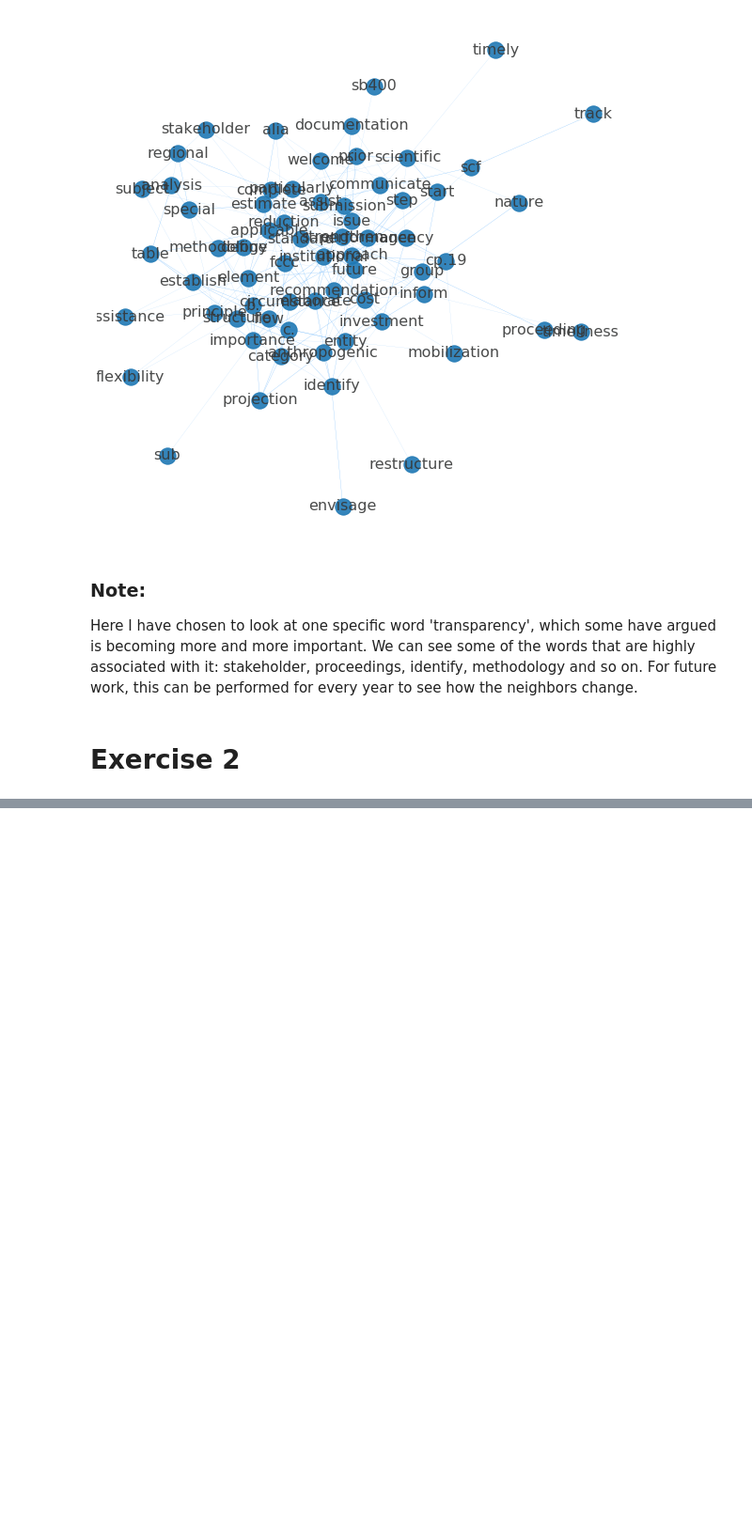
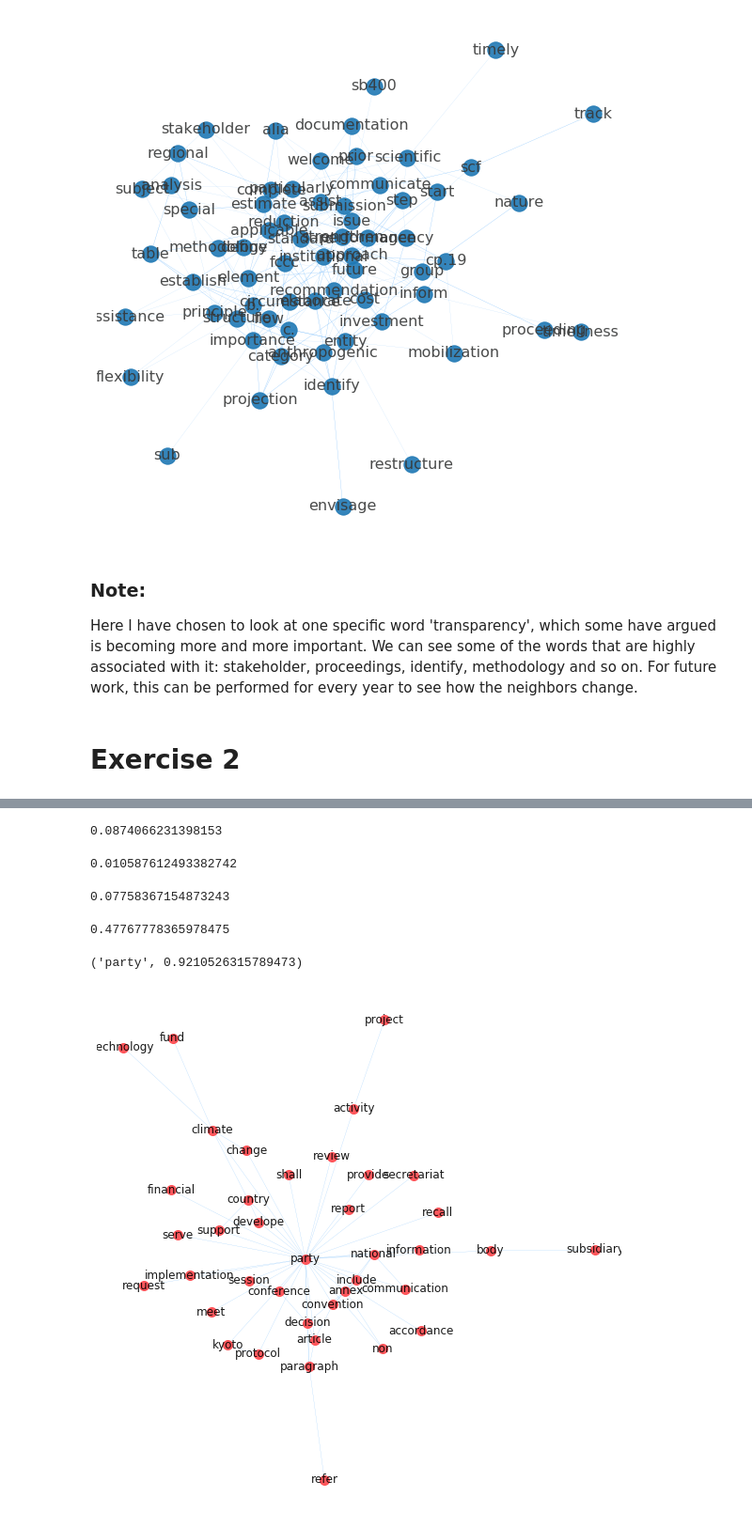
Before and after one commit to chiayunc/Homework-Notebooks, a Jupyter notebook: week-5/5-Semantic-Influence-Networks-solution.ipynb, the cells around one changed output, grey strips where cells are left out. Shown at 94% size. Drawn from its saved outputs; the diff is of its cells as text; code cells hidden in the pictures; blank space fills up the shorter version.

```diff
--- a/week-5/5-Semantic-Influence-Networks-solution.ipynb
+++ b/week-5/5-Semantic-Influence-Networks-solution.ipynb
@@ -392,0 +406,2 @@ Here I have chosen to look at one specific word 'transparency', which some have
+# %%
+g = wordCooccurrence(decsDF['normalized_sents'].sum())
@@ -392,0 +428,4 @@ Here I have chosen to look at one specific word 'transparency', which some have
+# %%
+giant = max(connected_component_subgraphs(g), key=len) # keep just the giant connected component
+
+print(nx.info(giant))
@@ -392,0 +446,32 @@ Here I have chosen to look at one specific word 'transparency', which some have
+# %%
+dcentralities2['mitigation']
+# %% [output]
+0.0874066231398153
+# %%
+dcentralities2['ndc']
+# %% [output]
+0.010587612493382742
+# %%
+dcentralities2['cooperation']
+# %% [output]
+0.07758367154873243
+# %%
+dcentralities2['party']
+# %% [output]
+0.47767778365978475
+# %%
+max(dcentralities.items(), key = lambda x : x[1])
+# %% [output]
+('party', 0.9210526315789473)
+# %%
+#Now let's begin to visualize this graph
+layout = nx.spring_layout(giant, weight='weight', iterations= 100)
+fig, ax = plt.subplots(figsize = (10,10))
+nx.draw(giant, ax = ax, pos = layout, labels = {n:n for n in giant.nodes()},
+        width=.2,
+        alpha = .9,
+        node_size = 100,
+        node_color = "xkcd:light red",
+        edge_color='xkcd:sky blue') #Getting labels is a bit annoying
+# %% [output]
+[figure, added]
```
Also changed, not shown: parts of 13 cells of this notebook.
